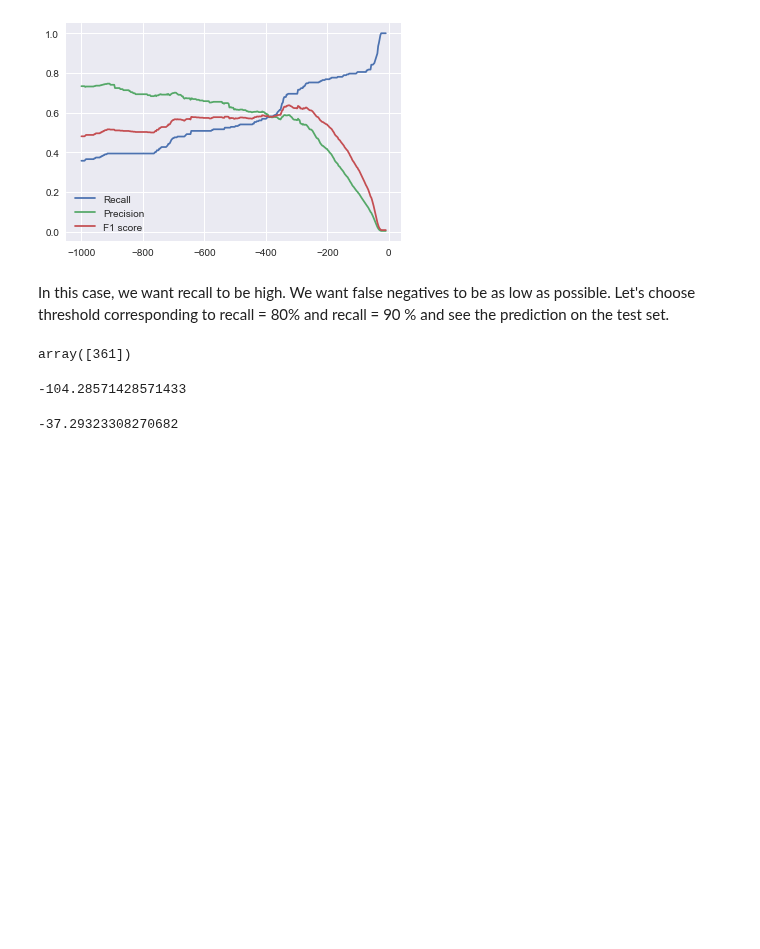
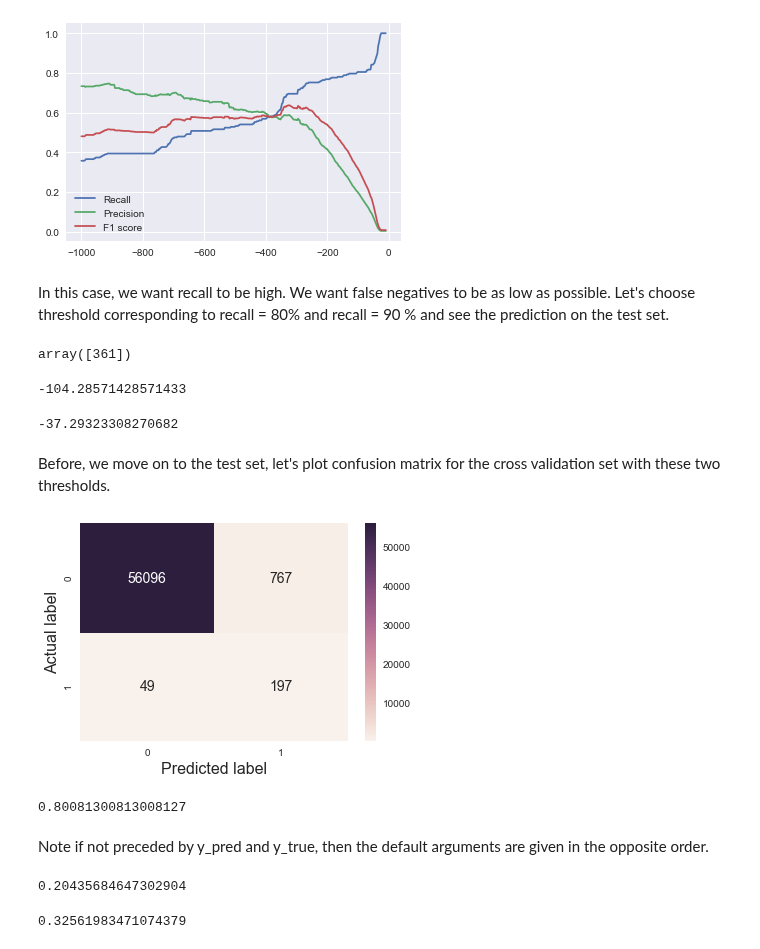
Before and after one commit to sushant2811/CreditCardFraudDetection, a Jupyter notebook: CCFraud-AnomalyDetection.ipynb, the cells around one changed output. Saved outputs shown, nothing was run; the diff lists cells and outputs as text; code cells hidden in the pictures; blank space fills up the shorter version.

Commit message:
Confusion matrix on crossvalidation set

```diff
--- a/CCFraud-AnomalyDetection.ipynb
+++ b/CCFraud-AnomalyDetection.ipynb
@@ -425,3 +425,27 @@ threshold90 = thresholds[index90]
 threshold90
 # %% [output]
 -37.29323308270682
+# %% [markdown]
+Before, we move on to the test set, let's plot confusion matrix for the cross validation set with these two thresholds.
+# %%
+yPred80 = (model.logpdf(Validate.drop('Class', axis = 1).values) < threshold80).astype(int)
+# %%
+sns.heatmap(confusion_matrix(Validate['Class'].values, yPred80), annot=True, fmt = '.0f', annot_kws={'size': 14});
+plt.xlabel('Predicted label', fontsize = 16);
+plt.ylabel('Actual label', fontsize = 16);
+# %% [output]
+[figure, added]
+# %%
+recall_score(y_pred = yPred80, y_true = Validate['Class'].values)
+# %% [output]
+0.80081300813008127
+# %% [markdown]
+Note if not preceded by y_pred and y_true, then the default arguments are given in the opposite order.
+# %%
+precision_score(y_pred = yPred80, y_true = Validate['Class'].values)
+# %% [output]
+0.20435684647302904
+# %%
+f1_score(y_pred = yPred80, y_true = Validate['Class'].values)
+# %% [output]
+0.32561983471074379
```
